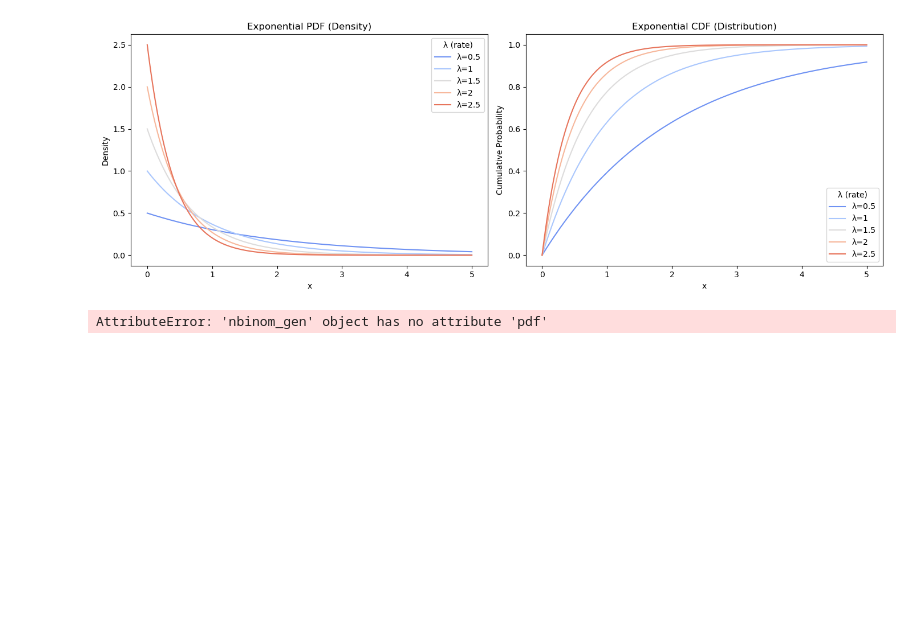
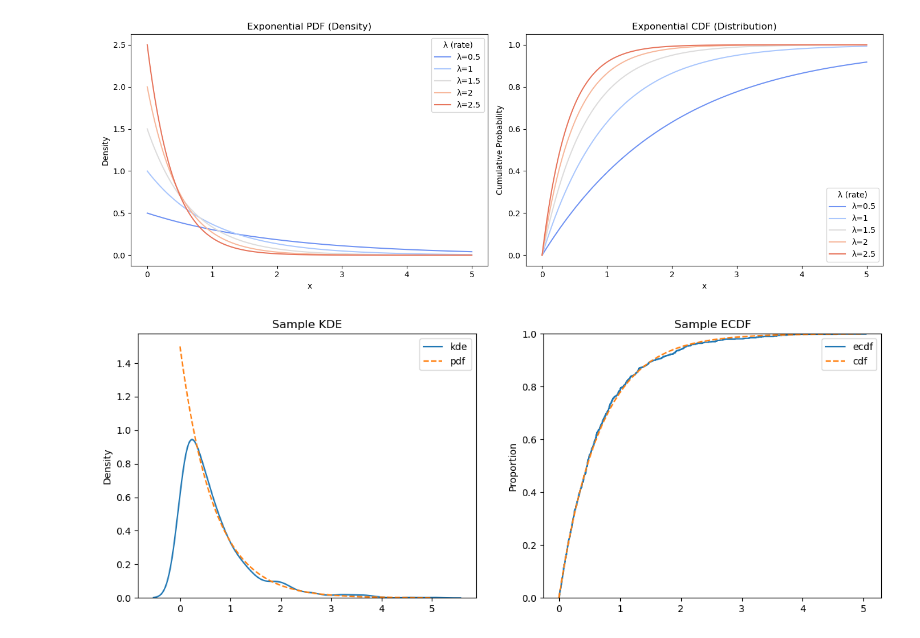
Before and after one commit to wnovak5/ds5030_HW, a Jupyter notebook: assignment_6.ipynb, the cells around one changed output. Cells and saved outputs as stored; diff of their text form; code cells hidden in the pictures; blank space fills up the shorter version.

```diff
--- a/assignment_6.ipynb
+++ b/assignment_6.ipynb
@@ -398,21 +415,24 @@ plt.show()
 # %% [output]
 [figure]
 # %%
-## Normal Parameters:
-mu = 5
-sig_sq = 0.5
+l = 1.5
+mu = 0
 
-grid = np.linspace(-3,30,200)
+grid = np.linspace(0,5,400)
 
 ## Plot the density and distribution
-pdf = sp.stats.nbinom.pdf(grid,scale=mu,s=sig_sq)
-cdf = sp.stats.nbinom.cdf(grid,scale=mu,s=sig_sq)
+pdf = sp.stats.expon.pdf(grid,loc=mu,scale=1/l)
+cdf = sp.stats.expon.cdf(grid,loc=mu,scale=1/l)
+
+sample = sp.stats.expon.rvs(loc=mu,scale=1/l,size=1000,random_state=100)
 
 fig, axes = plt.subplots(1,2,figsize=(14,5))
-sns.lineplot(x=grid,y=pdf,ax=axes[0])
-axes[0].set_title('Logistic Density')
-sns.lineplot(x=grid,y=cdf,ax=axes[1])
-axes[1].set_title('Logistic Distribution')
+sns.kdeplot(x=sample,ax=axes[0],label='kde')
+sns.lineplot(x=grid,y=pdf,ax=axes[0],label='pdf',linestyle='--')
+axes[0].set_title('Sample KDE')
+sns.ecdfplot(x=sample,ax=axes[1],label='ecdf')
+sns.lineplot(x=grid,y=cdf,ax=axes[1],label='cdf',linestyle='--')
+axes[1].set_title('Sample ECDF')
 plt.show()
 # %% [output]
-AttributeError: 'nbinom_gen' object has no attribute 'pdf'
+[figure, added]
```
Also changed, not shown: parts of 19 cells of this notebook.
